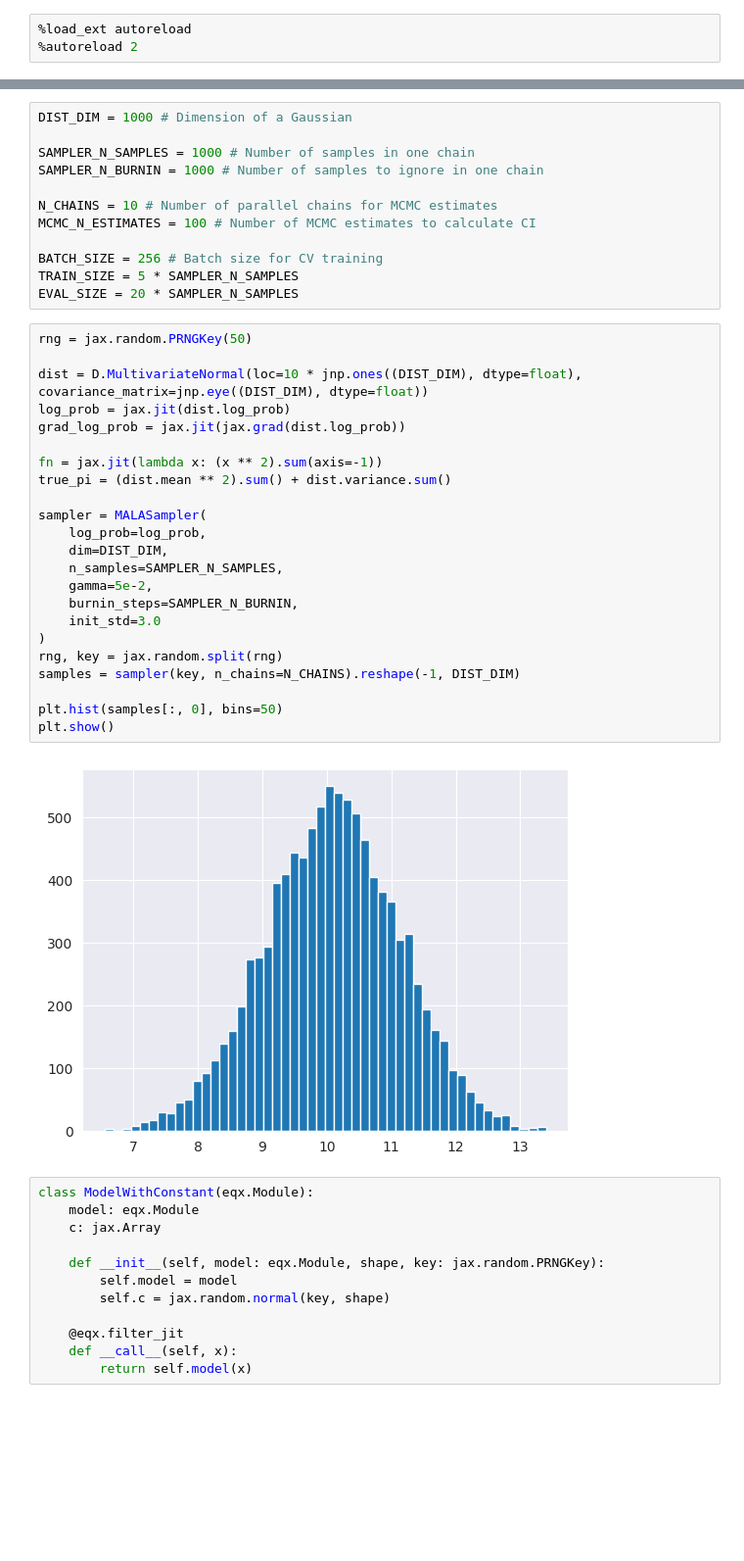
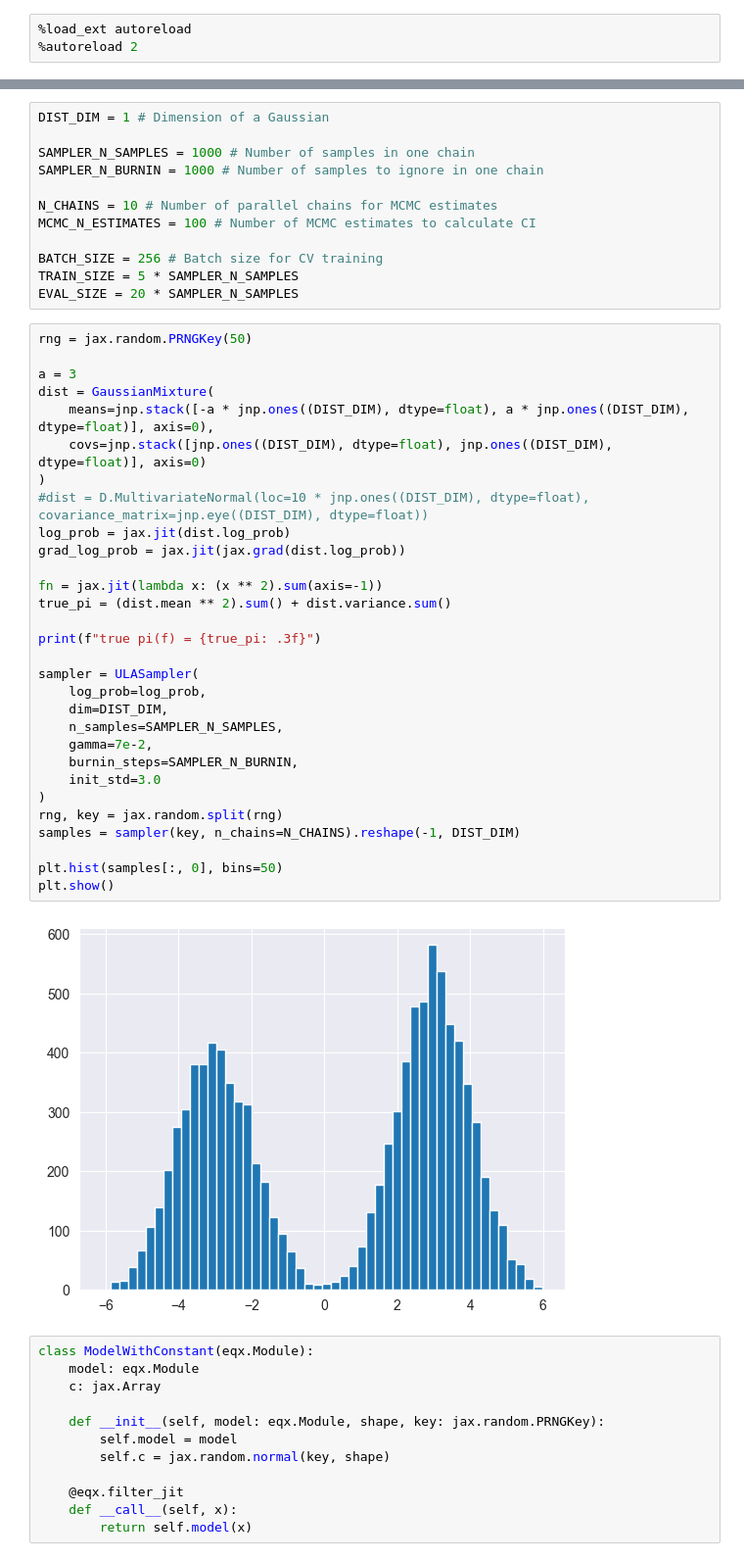
Before and after one commit to kkorolev1/mcmc-control-variates, a Jupyter notebook: diffcv.ipynb, the cells around one changed output, grey strips where cells are left out. Shown at 98% size. Saved outputs shown, nothing was run; the diff lists cells and outputs as text; blank space fills up the shorter version.

```diff
--- a/diffcv.ipynb
+++ b/diffcv.ipynb
@@ -34,7 +36,7 @@ from diffcv.mcmc.estimator import Estimator
 
 sns.set_style("darkgrid")
 # %%
-DIST_DIM = 1000 # Dimension of a Gaussian
+DIST_DIM = 1 # Dimension of a Gaussian
 
 SAMPLER_N_SAMPLES = 1000 # Number of samples in one chain
 SAMPLER_N_BURNIN = 1000 # Number of samples to ignore in one chain
@@ -48,28 +50,35 @@ EVAL_SIZE = 20 * SAMPLER_N_SAMPLES
 # %%
 rng = jax.random.PRNGKey(50)
 
-dist = D.MultivariateNormal(loc=10 * jnp.ones((DIST_DIM), dtype=float), covariance_matrix=jnp.eye((DIST_DIM), dtype=float))
+a = 3
+dist = GaussianMixture(
+    means=jnp.stack([-a * jnp.ones((DIST_DIM), dtype=float), a * jnp.ones((DIST_DIM), dtype=float)], axis=0),
+    covs=jnp.stack([jnp.ones((DIST_DIM), dtype=float), jnp.ones((DIST_DIM), dtype=float)], axis=0)
+)
+#dist = D.MultivariateNormal(loc=10 * jnp.ones((DIST_DIM), dtype=float), covariance_matrix=jnp.eye((DIST_DIM), dtype=float))
 log_prob = jax.jit(dist.log_prob)
 grad_log_prob = jax.jit(jax.grad(dist.log_prob))
 
 fn = jax.jit(lambda x: (x ** 2).sum(axis=-1))
 true_pi = (dist.mean ** 2).sum() + dist.variance.sum()
 
-sampler = MALASampler(
+print(f"true pi(f) = {true_pi: .3f}")
+
+sampler = ULASampler(
     log_prob=log_prob,
     dim=DIST_DIM,
     n_samples=SAMPLER_N_SAMPLES,
-    gamma=5e-2,
+    gamma=7e-2,
     burnin_steps=SAMPLER_N_BURNIN,
     init_std=3.0
 )
 rng, key = jax.random.split(rng)
 samples = sampler(key, n_chains=N_CHAINS).reshape(-1, DIST_DIM)
 
 plt.hist(samples[:, 0], bins=50)
 plt.show()
 # %% [output]
-[figure, old version]
+[figure, new version]
 # %%
 class ModelWithConstant(eqx.Module):
     model: eqx.Module
```
Also changed, not shown: parts of 8 cells of this notebook, 2 other files.
